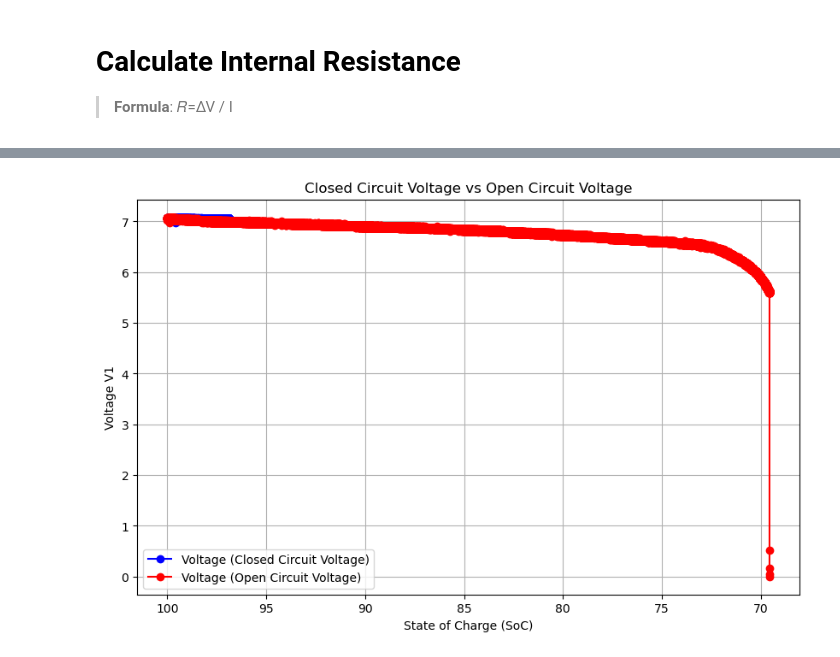
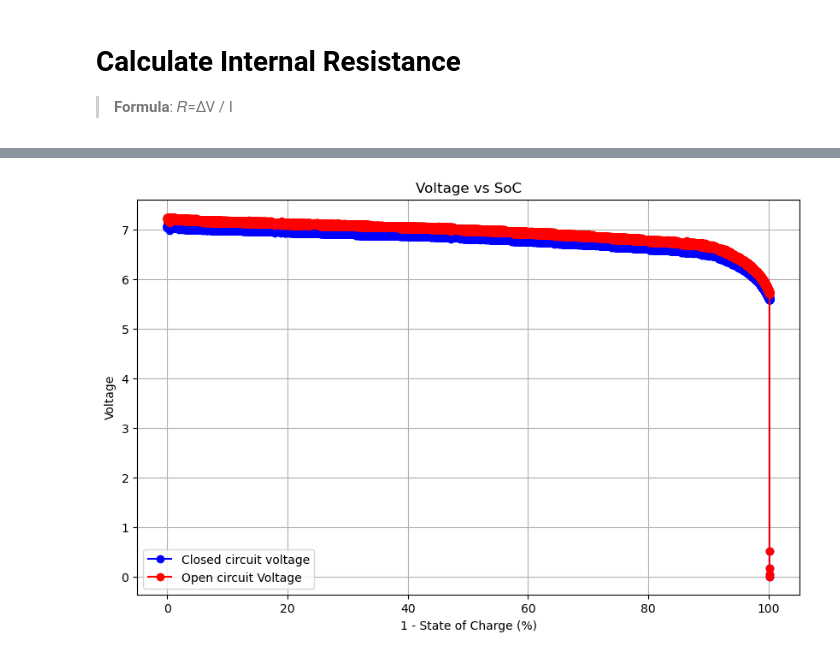
Before and after one commit to Sundeep-D/Battery-management-System-Labs, a Jupyter notebook: Labs/Lab04/OCV Curve/OCV Curve.ipynb, the cells around one changed output, grey strips where cells are left out. Saved outputs shown, nothing was run; the diff lists cells and outputs as text; code cells hidden in the pictures.

```diff
--- a/Labs/Lab04/OCV Curve/OCV Curve.ipynb
+++ b/Labs/Lab04/OCV Curve/OCV Curve.ipynb
@@ -229,35 +211,23 @@ New CSV file 'OCV-LOG-UPDATED-OHM.csv' created successfully.
-# %%
-import pandas as pd
-import matplotlib.pyplot as plt
-from datetime import timedelta
-
-# Read the first CSV file
-df1 = pd.read_csv('ccv-log.csv')
-
-# Calculate State of Charge (SoC) for the first DataFrame
-df1['SoC'] = ((271-(df['TotalCapacity'])) / 271)*100
-
-# Read the second CSV file
-df2 = pd.read_csv('OCV-LOG-UPDATED-OHM.csv')
-
-# Calculate State of Charge (SoC) for the second DataFrame
-df2['SoC'] = 100 - ((df2['TotalCapacity'] * 1) / 271)
-
-# Plot the data
-plt.figure(figsize=(10, 6))
-
-# Plot from the first DataFrame (ccv-log.csv)
-plt.plot(df1['SoC'], df1['Voltage1'], marker='o', linestyle='-', color='b', label='Voltage (Closed Circuit Voltage)')
-
-# Plot from the second DataFrame (OCV-LOG-UPDATED-OHM.csv)
-plt.plot(df2['SoC'], df2['Voltage1'], marker='o', linestyle='-', color='r', label='Voltage (Open Circuit Voltage)')
-
-plt.title('Closed Circuit Voltage vs Open Circuit Voltage')
-plt.xlabel('State of Charge (SoC)')
-plt.ylabel('Voltage V1')
-plt.legend()
-plt.gca().invert_xaxis()  # Reverse the x-axis scale
-plt.grid(True)
-plt.show()
-# %% [output]
-[figure, removed]
+# %%
+import pandas as pd
+import matplotlib.pyplot as plt
+from datetime import timedelta
+
+# Read the CSV file
+df = pd.read_csv(new_file_path)
+
+# Calculate State of Charge (SoC)
+df['SoC'] = (1 - ((271 - df['TotalCapacity']) / 271)) * 100
+
+# Plot the data
+plt.figure(figsize=(10, 6))
+plt.plot(df['SoC'], df['Voltage1'], marker='o', linestyle='-', color='b', label='Closed circuit voltage')
+plt.plot(df['SoC'], df['OCV'], marker='o', linestyle='-', color='r', label='Open circuit Voltage')  # New curve for OCV
+plt.title('Voltage vs SoC')
+plt.xlabel('1 - State of Charge (%)')
+plt.ylabel('Voltage')
+plt.legend()
+plt.grid(True)
+plt.show()
+# %% [output]
+[figure, added]
```
Also changed, not shown: parts of 6 cells of this notebook, 2 other files.
